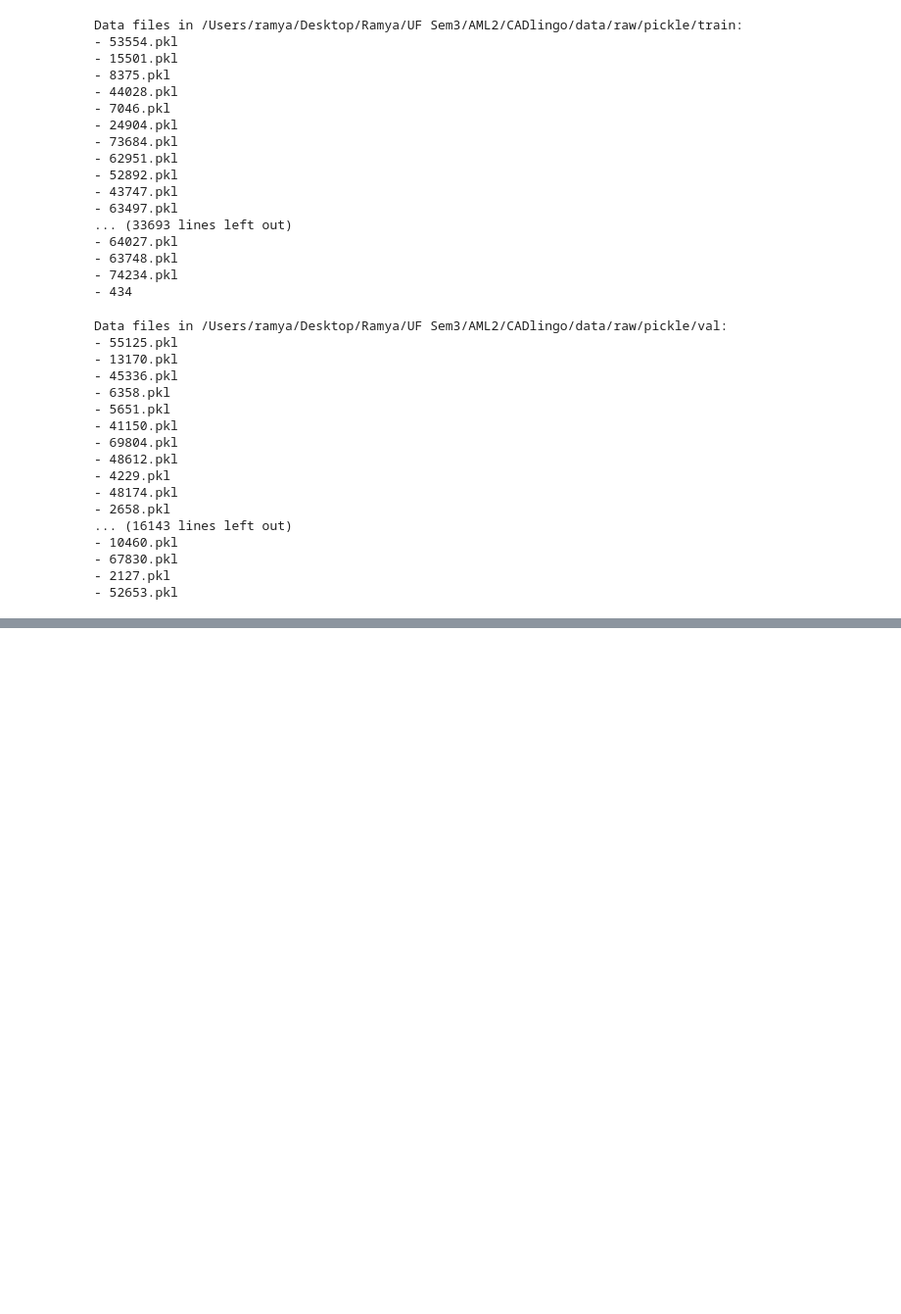
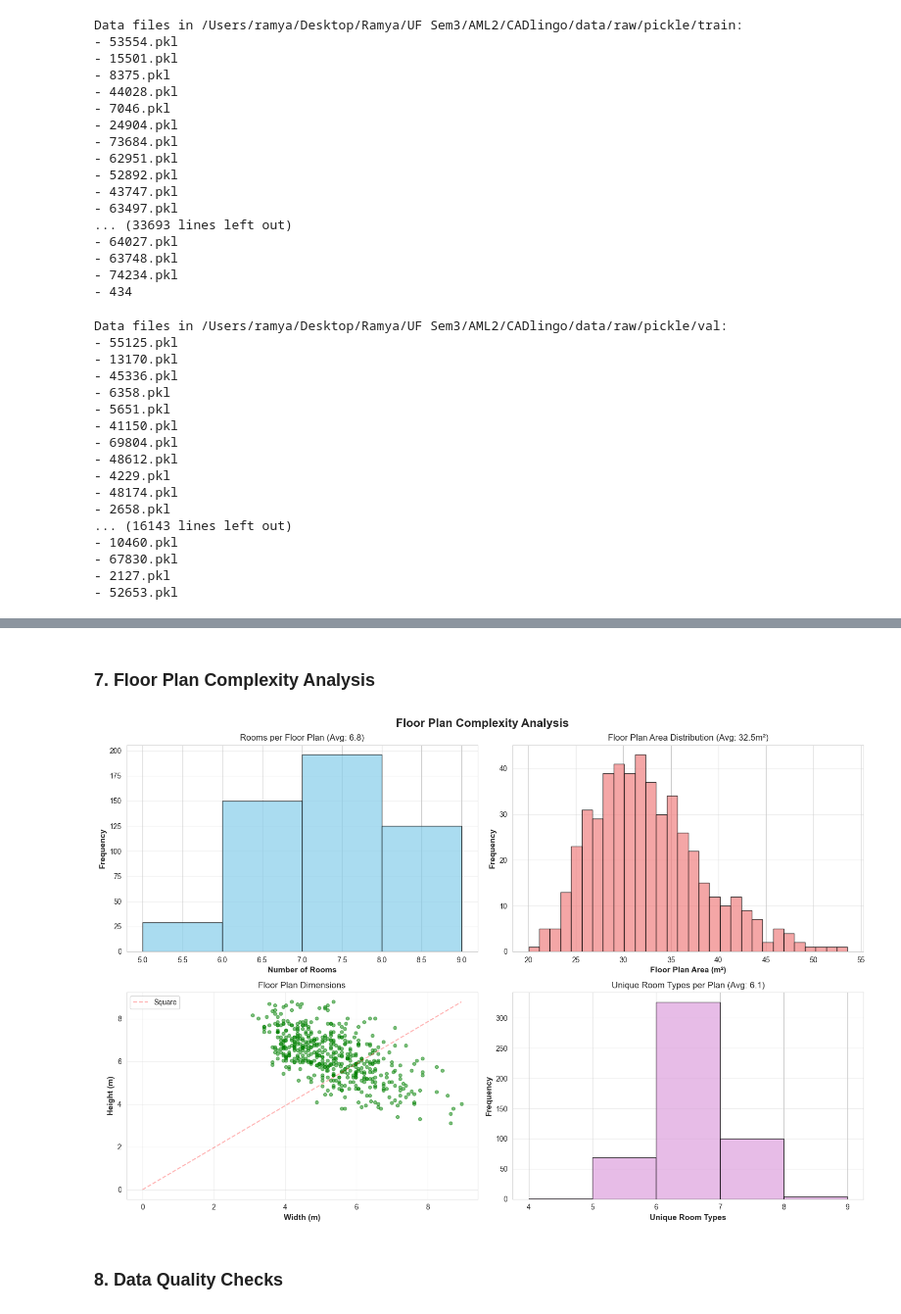
Before and after one commit to RamyaLakshmiKS/CADlingo, a Jupyter notebook: notebooks/setup.ipynb, the cells around one changed output, grey strips where cells are left out. Shown at 98% size. Cells and saved outputs as stored; diff of their text form; code cells hidden in the pictures; blank space fills up the shorter version.

```diff
--- a/notebooks/setup.ipynb
+++ b/notebooks/setup.ipynb
@@ -173,0 +566,45 @@ Data files in /Users/ramya/Desktop/Ramya/UF Sem3/AML2/CADlingo/data/raw/pickle/v
+# %% [markdown]
+### 7. Floor Plan Complexity Analysis
+# %%
+# Analyze floor plan complexity
+fig, axes = plt.subplots(2, 2, figsize=(15, 10))
+fig.suptitle('Floor Plan Complexity Analysis', fontsize=16, fontweight='bold')
+
+# 1. Distribution of number of rooms per floor plan
+axes[0, 0].hist(num_rooms_list, bins=range(min(num_rooms_list), max(num_rooms_list) + 2),
+                edgecolor='black', alpha=0.7, color='skyblue')
+axes[0, 0].set_xlabel('Number of Rooms', fontsize=11, fontweight='bold')
+axes[0, 0].set_ylabel('Frequency', fontsize=11, fontweight='bold')
+axes[0, 0].set_title(f'Rooms per Floor Plan (Avg: {np.mean(num_rooms_list):.1f})', fontsize=12)
+axes[0, 0].grid(axis='y', alpha=0.3)
+
+# 2. Floor plan area distribution
+axes[0, 1].hist(floor_plan_areas, bins=30, edgecolor='black', alpha=0.7, color='lightcoral')
+axes[0, 1].set_xlabel('Floor Plan Area (m²)', fontsize=11, fontweight='bold')
+axes[0, 1].set_ylabel('Frequency', fontsize=11, fontweight='bold')
+axes[0, 1].set_title(f'Floor Plan Area Distribution (Avg: {np.mean(floor_plan_areas):.1f}m²)', fontsize=12)
+axes[0, 1].grid(axis='y', alpha=0.3)
+
+# 3. Floor plan width vs height scatter
+axes[1, 0].scatter(floor_plan_widths, floor_plan_heights, alpha=0.5, s=20, color='green')
+axes[1, 0].set_xlabel('Width (m)', fontsize=11, fontweight='bold')
+axes[1, 0].set_ylabel('Height (m)', fontsize=11, fontweight='bold')
+axes[1, 0].set_title('Floor Plan Dimensions', fontsize=12)
+axes[1, 0].grid(alpha=0.3)
+axes[1, 0].plot([0, max(floor_plan_widths)], [0, max(floor_plan_heights)], 'r--', alpha=0.3, label='Square')
+axes[1, 0].legend()
+
+# 4. Unique room types per floor plan
+axes[1, 1].hist(room_counts_per_plan, bins=range(min(room_counts_per_plan), max(room_counts_per_plan) + 2),
+                edgecolor='black', alpha=0.7, color='plum')
+axes[1, 1].set_xlabel('Unique Room Types', fontsize=11, fontweight='bold')
+axes[1, 1].set_ylabel('Frequency', fontsize=11, fontweight='bold')
+axes[1, 1].set_title(f'Unique Room Types per Plan (Avg: {np.mean(room_counts_per_plan):.1f})', fontsize=12)
+axes[1, 1].grid(axis='y', alpha=0.3)
+
+plt.tight_layout()
+plt.show()
+# %% [output]
+[figure, added]
+# %% [markdown]
+### 8. Data Quality Checks
```
Also changed, not shown: parts of 21 cells of this notebook, 13 other files.
